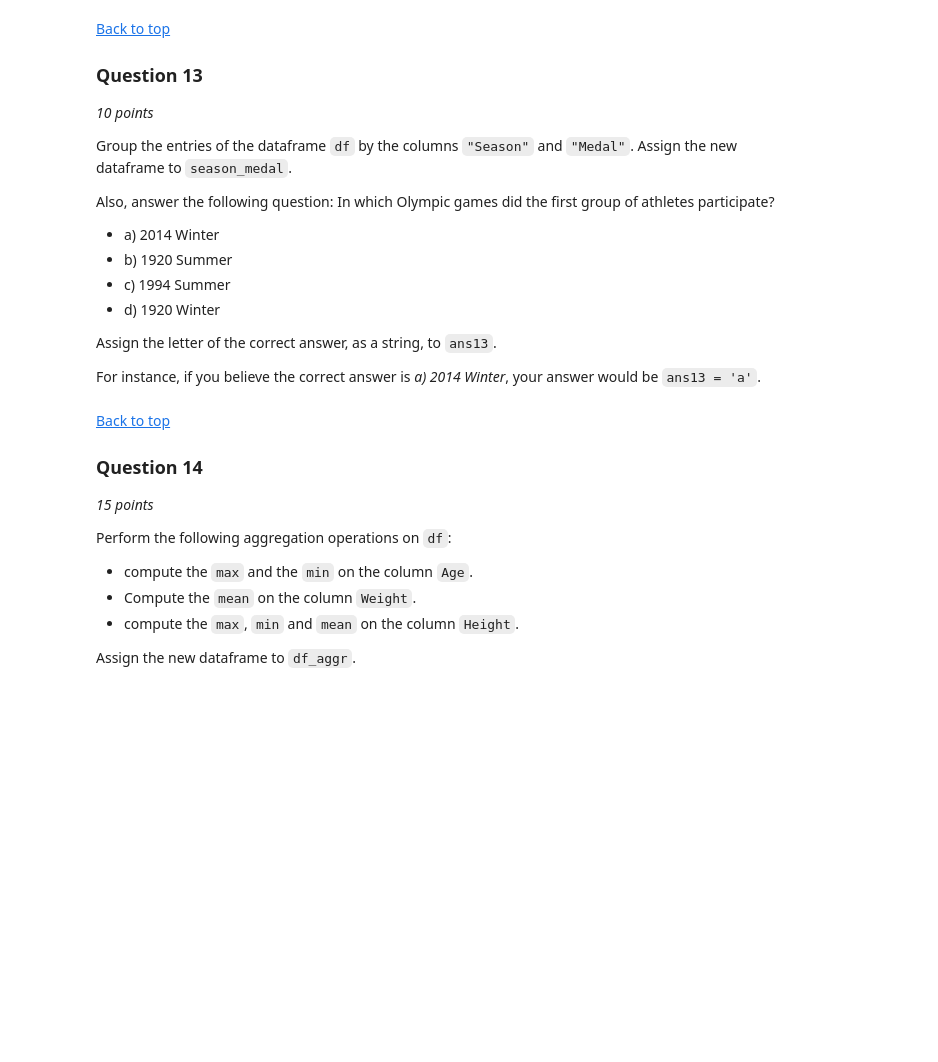
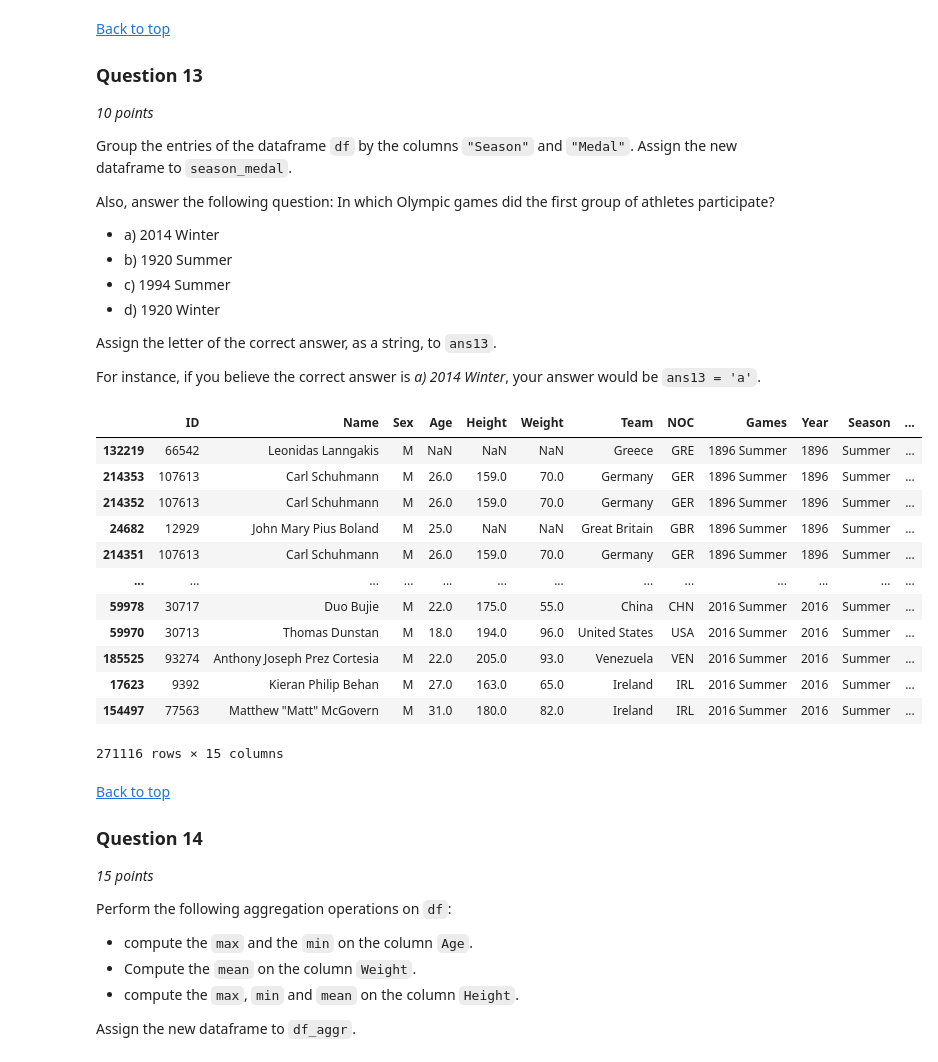
Before and after one commit to PPraveen2230/Data-science-assignment-week-6, a Jupyter notebook: Data_Manipulation_and_Analysis.ipynb, the cells around one changed output. Drawn from its saved outputs; the diff is of its cells as text; code cells hidden in the pictures; blank space fills up the shorter version.

```diff
--- a/Data_Manipulation_and_Analysis.ipynb
+++ b/Data_Manipulation_and_Analysis.ipynb
@@ -444,6 +618,24 @@ ans13 =  None
 ###
 ### YOUR CODE HERE
 ###
+# %%
+df_sorted = df.sort_values(by='Games', ascending=True)
+# %%
+df_sorted
+# %% [output]
+|  | ID | Name | Sex | Age | Height | Weight | Team | NOC | Games | Year | Season | ... |
+| 132219 | 66542 | Leonidas Lanngakis | M | NaN | NaN | NaN | Greece | GRE | 1896 Summer | 1896 | Summer | ... |
+| 214353 | 107613 | Carl Schuhmann | M | 26.0 | 159.0 | 70.0 | Germany | GER | 1896 Summer | 1896 | Summer | ... |
+| 214352 | 107613 | Carl Schuhmann | M | 26.0 | 159.0 | 70.0 | Germany | GER | 1896 Summer | 1896 | Summer | ... |
+| 24682 | 12929 | John Mary Pius Boland | M | 25.0 | NaN | NaN | Great Britain | GBR | 1896 Summer | 1896 | Summer | ... |
+| 214351 | 107613 | Carl Schuhmann | M | 26.0 | 159.0 | 70.0 | Germany | GER | 1896 Summer | 1896 | Summer | ... |
+| ... | ... | ... | ... | ... | ... | ... | ... | ... | ... | ... | ... | ... |
+| 59978 | 30717 | Duo Bujie | M | 22.0 | 175.0 | 55.0 | China | CHN | 2016 Summer | 2016 | Summer | ... |
+| 59970 | 30713 | Thomas Dunstan | M | 18.0 | 194.0 | 96.0 | United States | USA | 2016 Summer | 2016 | Summer | ... |
+| 185525 | 93274 | Anthony Joseph Prez Cortesia | M | 22.0 | 205.0 | 93.0 | Venezuela | VEN | 2016 Summer | 2016 | Summer | ... |
+| 17623 | 9392 | Kieran Philip Behan | M | 27.0 | 163.0 | 65.0 | Ireland | IRL | 2016 Summer | 2016 | Summer | ... |
+| 154497 | 77563 | Matthew "Matt" McGovern | M | 31.0 | 180.0 | 82.0 | Ireland | IRL | 2016 Summer | 2016 | Summer | ... |
+271116 rows × 15 columns
 # %%
 ###
 ### AUTOGRADER TEST - DO NOT REMOVE
```
Also changed, not shown: parts of 33 cells of this notebook.
